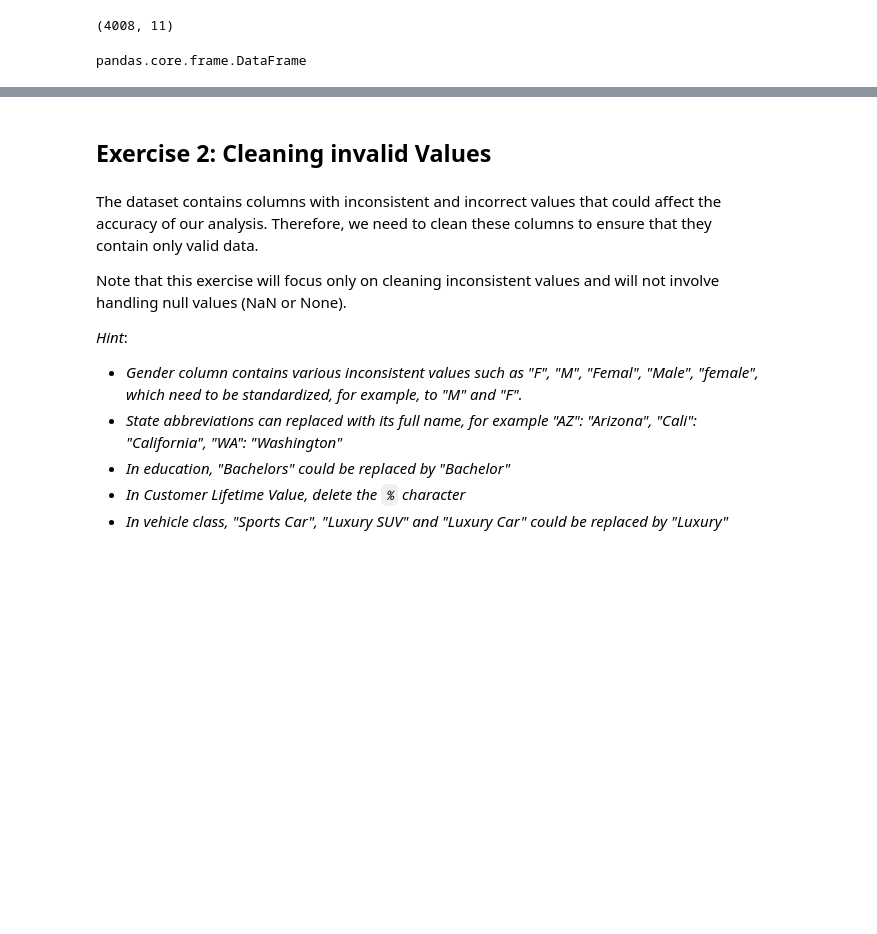
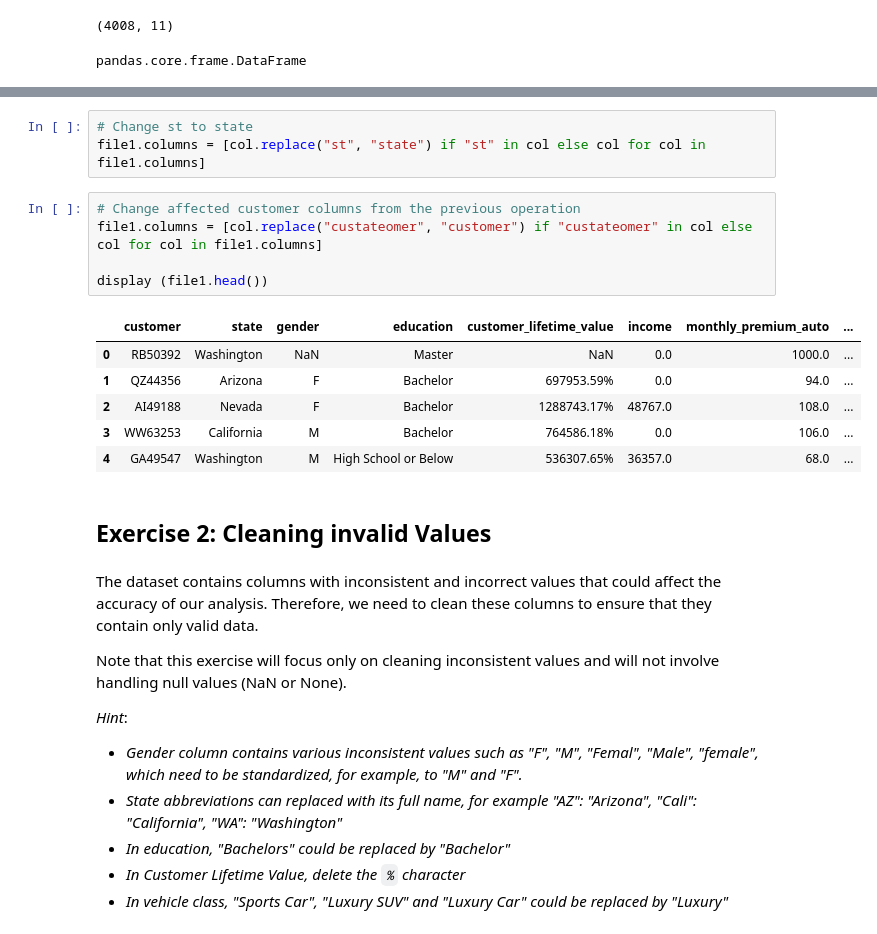
Before and after one commit to pdesgrip/lab-dw-data-cleaning-and-formatting, a Jupyter notebook: lab-dw-data-cleaning-and-formatting.ipynb, the cells around one changed output, grey strips where cells are left out. Saved outputs shown, nothing was run; the diff lists cells and outputs as text; blank space fills up the shorter version.

```diff
--- a/lab-dw-data-cleaning-and-formatting.ipynb
+++ b/lab-dw-data-cleaning-and-formatting.ipynb
@@ -96,3 +85,18 @@ display (file1.head())
+# %%
+# Change st to state
+file1.columns = [col.replace("st", "state") if "st" in col else col for col in file1.columns]
+# %%
+# Change affected customer columns from the previous operation
+file1.columns = [col.replace("custateomer", "customer") if "custateomer" in col else col for col in file1.columns]
+
+display (file1.head())
+# %% [output]
+|  | customer | state | gender | education | customer_lifetime_value | income | monthly_premium_auto | ... |
+| 0 | RB50392 | Washington | NaN | Master | NaN | 0.0 | 1000.0 | ... |
+| 1 | QZ44356 | Arizona | F | Bachelor | 697953.59% | 0.0 | 94.0 | ... |
+| 2 | AI49188 | Nevada | F | Bachelor | 1288743.17% | 48767.0 | 108.0 | ... |
+| 3 | WW63253 | California | M | Bachelor | 764586.18% | 0.0 | 106.0 | ... |
+| 4 | GA49547 | Washington | M | High School or Below | 536307.65% | 36357.0 | 68.0 | ... |
 # %% [markdown]
 ## Exercise 2: Cleaning invalid Values
 # %% [markdown]
```
Also changed, not shown: parts of 17 cells of this notebook.
